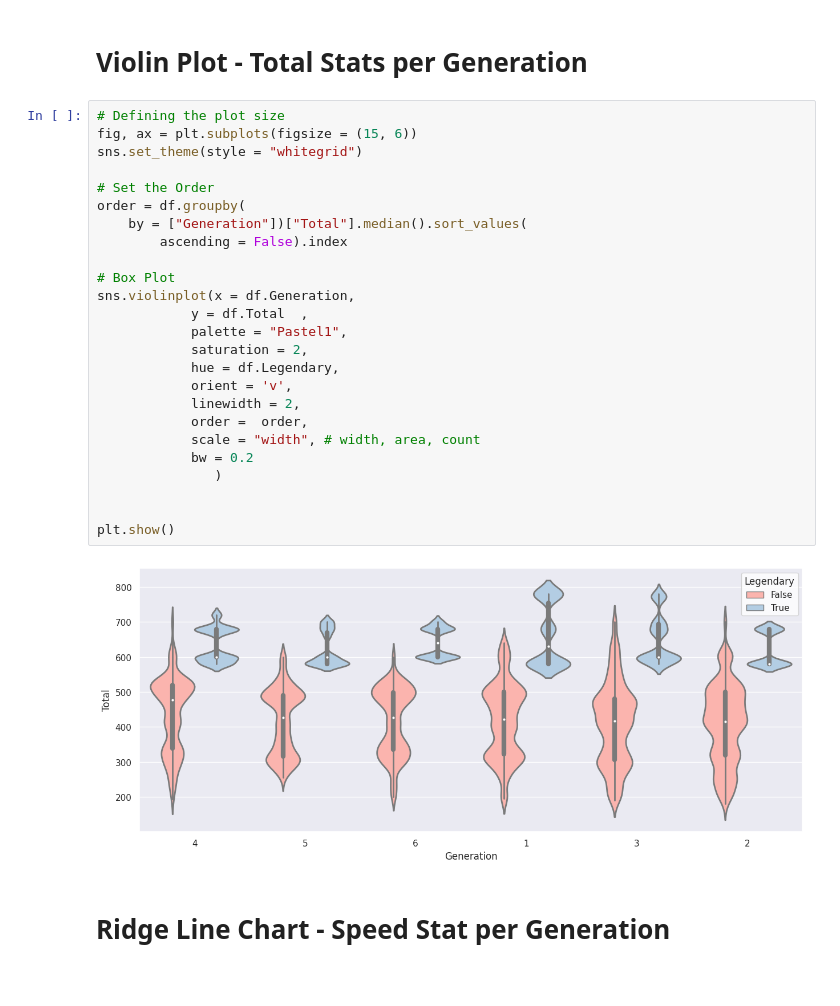
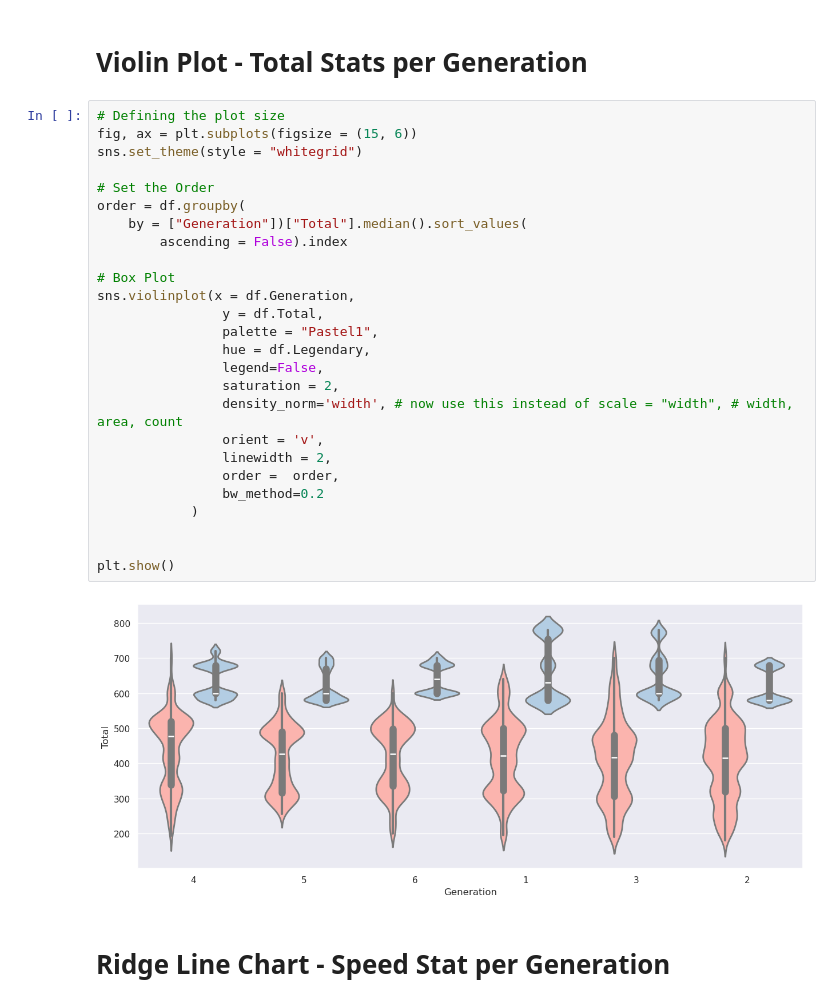
Before and after one commit to jcketterer/ztm_data_viz, a Jupyter notebook: Distribution_Charts_and_Data_Viz_Basics/Distribution_Charts_Template.ipynb, the cells around one changed output. Drawn from its saved outputs; the diff is of its cells as text.

```diff
--- a/Distribution_Charts_and_Data_Viz_Basics/Distribution_Charts_Template.ipynb
+++ b/Distribution_Charts_and_Data_Viz_Basics/Distribution_Charts_Template.ipynb
@@ -133,30 +129,31 @@ df[df.Attack == df.Attack.max()]
 # %%
 # Defining the plot size
 fig, ax = plt.subplots(figsize = (15, 6))
 sns.set_theme(style = "whitegrid")
 
 # Set the Order
 order = df.groupby(
     by = ["Generation"])["Total"].median().sort_values(
         ascending = False).index
 
 # Box Plot
 sns.violinplot(x = df.Generation,
-            y = df.Total  ,
-            palette = "Pastel1",
-            saturation = 2,
-            hue = df.Legendary,
-            orient = 'v',
-            linewidth = 2,
-            order =  order,
-            scale = "width", # width, area, count
-            bw = 0.2
-               )
+                y = df.Total,
+                palette = "Pastel1",
+                hue = df.Legendary,
+                legend=False,
+                saturation = 2,
+                density_norm='width', # now use this instead of scale = "width", # width, area, count
+                orient = 'v',
+                linewidth = 2,
+                order =  order,
+                bw_method=0.2
+            )
 
 
 plt.show()
 # %% [output]
-[figure, old version]
+[figure, new version]
 # %% [markdown]
 # Ridge Line Chart - Speed Stat per Generation
 # %%
```
Also changed, not shown: parts of 7 cells of this notebook, 1 other file.
